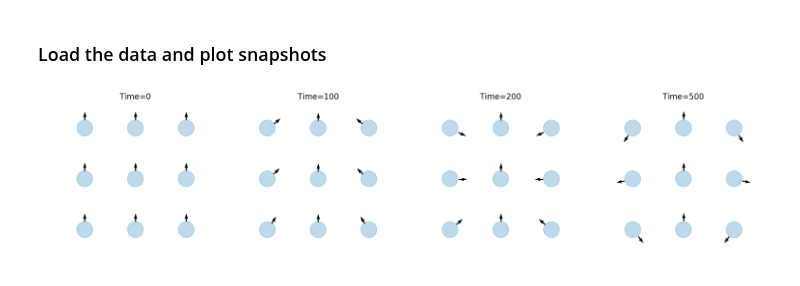
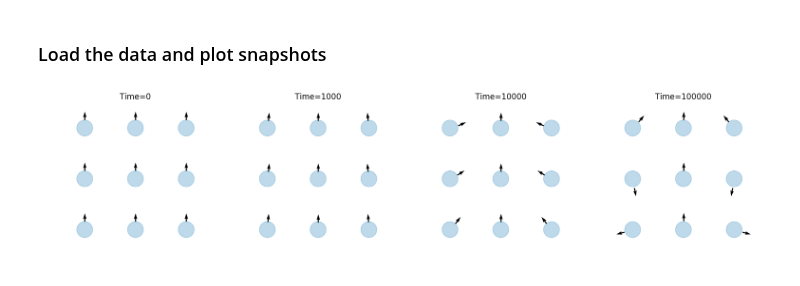
Before and after one commit to rajeshrinet/pystokes, a Jupyter notebook: examples/unbounded/activeColloidsLatticeTraps/holographicTrap.ipynb, the cells around one changed output. Drawn from its saved outputs; the diff is of its cells as text; code cells hidden in the pictures.

```diff
--- a/examples/unbounded/activeColloidsLatticeTraps/holographicTrap.ipynb
+++ b/examples/unbounded/activeColloidsLatticeTraps/holographicTrap.ipynb
@@ -109,20 +111,20 @@ tC    = data['trapCentre']
 # %%
 rr = (6*np.pi*eta*vs*b)/k  # confinement radius
 fig = plt.figure(figsize=(24, 8));
 
 def plotConfig(n, n_):
     ax = fig.add_subplot(1, 5, n_, aspect='equal', )
     for i in range(Np):
         ax.add_patch(patches.Circle((tC[0, i], tC[0, i+Np]), rr, color='#348abd', alpha=0.32))
         x, y   = X[n,i], X[n,Np+i]
         px, py = X[n,3*Np+i], X[n,4*Np+i]
         plt.quiver(x,y,px,py)
     plt.title('Time=%d'%n); plt.axis('off')
 
 plotConfig(0, 1)
-plotConfig(100, 2)
-plotConfig(200, 3)
-plotConfig(500, 4)
+plotConfig(1000, 2)
+plotConfig(10000, 3)
+plotConfig(100000, 4)
 #plotConfig(1000, 5)
 # %% [output]
-[figure, old version]
+[figure, new version]
```
Also changed, not shown: parts of 2 cells of this notebook, 3 other files.
